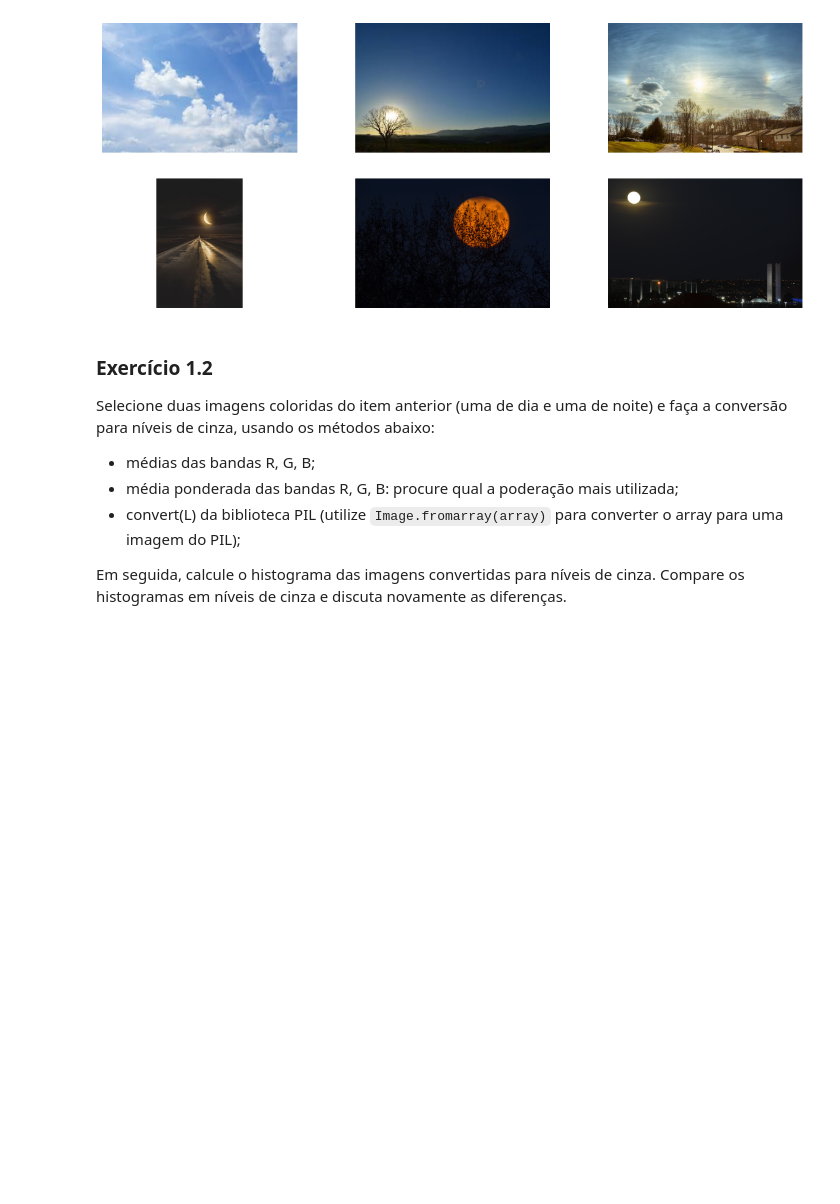
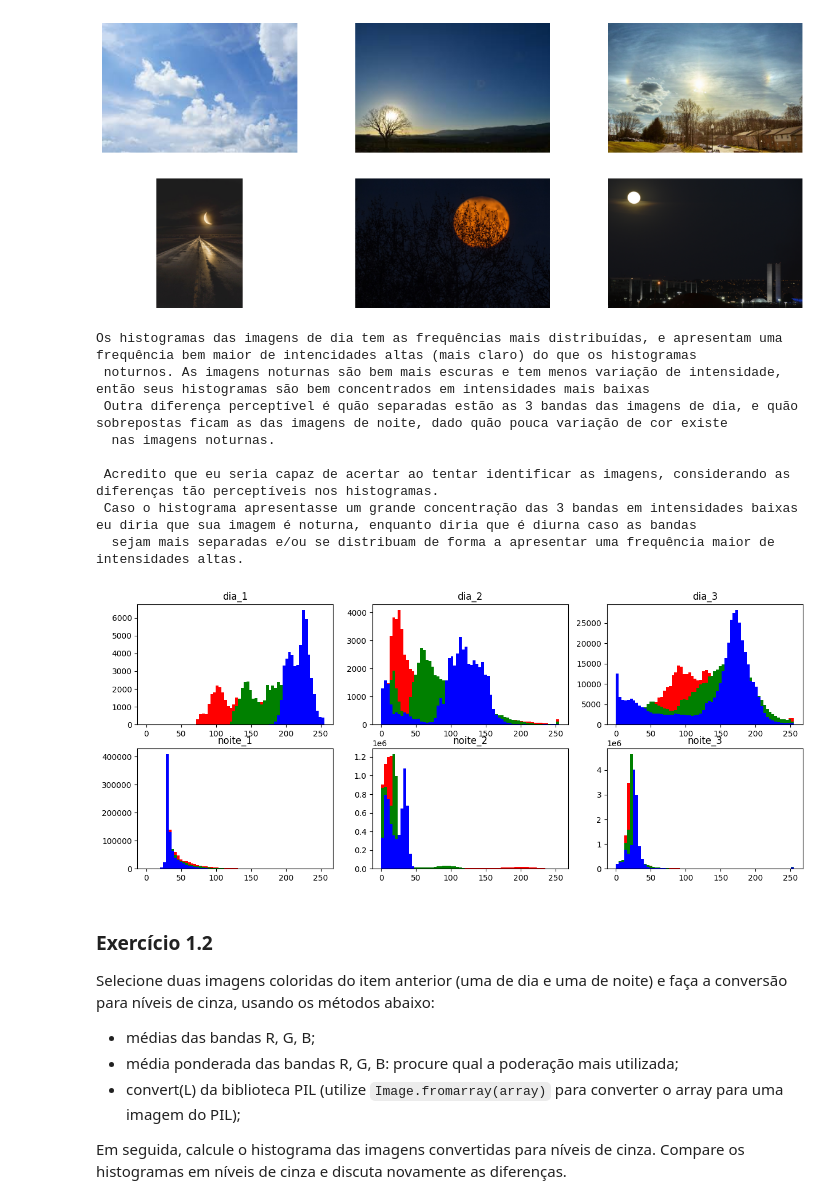
Before and after one commit to UNICAMP-EA979/2026s1-pi02-histogramas-knn-LuEx10, a Jupyter notebook: Atividade.ipynb, the cells around one changed output. Drawn from its saved outputs; the diff is of its cells as text; code cells hidden in the pictures; blank space fills up the shorter version.

```diff
--- a/Atividade.ipynb
+++ b/Atividade.ipynb
@@ -73,3 +71,54 @@ for daytime in ["dia", "noite"]:
+# %%
+# Seu código aqui
+fig, axs = plt.subplots(2,3,figsize=(15, 6))
+
+nbins = 64
+
+index = 0
+for daytime in ["dia", "noite"]:
+  for i in range(3):
+    img = all_imgs[index]
+    plt.subplot(2,3,1+index)
+
+    #bandas
+    r = img[:,:,0]
+    g = img[:,:,1]
+    b = img[:,:,2]
+
+    # histogramas
+    hr, bin_edges = np.histogram(r.flatten(), bins=nbins, range=(0,255))
+    hg, _ = np.histogram(g.flatten(), bins=nbins, range=(0,255))
+    hb, _ = np.histogram(b.flatten(), bins=nbins, range=(0,255))
+
+    # plotar
+    plota_hist(hr, 'red', nbins, bin_edges)
+    plota_hist(hg, 'green', nbins, bin_edges)
+    plota_hist(hb, 'blue', nbins, bin_edges)
+
+    img_name = daytime+"_"+str(i+1)
+    plt.title(img_name)
+
+    index += 1
+
+
+print("Os histogramas das imagens de dia tem as frequências mais distribuídas, e apresentam uma frequência bem maior de intencidades altas (mais claro) do que os histogramas \n",
+      "noturnos. As imagens noturnas são bem mais escuras e tem menos variação de intensidade, então seus histogramas são bem concentrados em intensidades mais baixas\n",
+      "Outra diferença perceptível é quão separadas estão as 3 bandas das imagens de dia, e quão sobrepostas ficam as das imagens de noite, dado quão pouca variação de cor existe\n",
+      " nas imagens noturnas.\n\n",
+      "Acredito que eu seria capaz de acertar ao tentar identificar as imagens, considerando as diferenças tão perceptíveis nos histogramas.\n",
+      "Caso o histograma apresentasse um grande concentração das 3 bandas em intensidades baixas eu diria que sua imagem é noturna, enquanto diria que é diurna caso as bandas\n",
+      " sejam mais separadas e/ou se distribuam de forma a apresentar uma frequência maior de intensidades altas."
+      )
+# %% [output]
+Os histogramas das imagens de dia tem as frequências mais distribuídas, e apresentam uma frequência bem maior de intencidades altas (mais claro) do que os histogramas
+ noturnos. As imagens noturnas são bem mais escuras e tem menos variação de intensidade, então seus histogramas são bem concentrados em intensidades mais baixas
+ Outra diferença perceptível é quão separadas estão as 3 bandas das imagens de dia, e quão sobrepostas ficam as das imagens de noite, dado quão pouca variação de cor existe
+  nas imagens noturnas.
+
+ Acredito que eu seria capaz de acertar ao tentar identificar as imagens, considerando as diferenças tão perceptíveis nos histogramas.
+ Caso o histograma apresentasse um grande concentração das 3 bandas em intensidades baixas eu diria que sua imagem é noturna, enquanto diria que é diurna caso as bandas
+  sejam mais separadas e/ou se distribuam de forma a apresentar uma frequência maior de intensidades altas.
+[figure, added]
 # %% [markdown]
 ### Exercício 1.2
 
```
Also changed, not shown: parts of 3 cells of this notebook.
